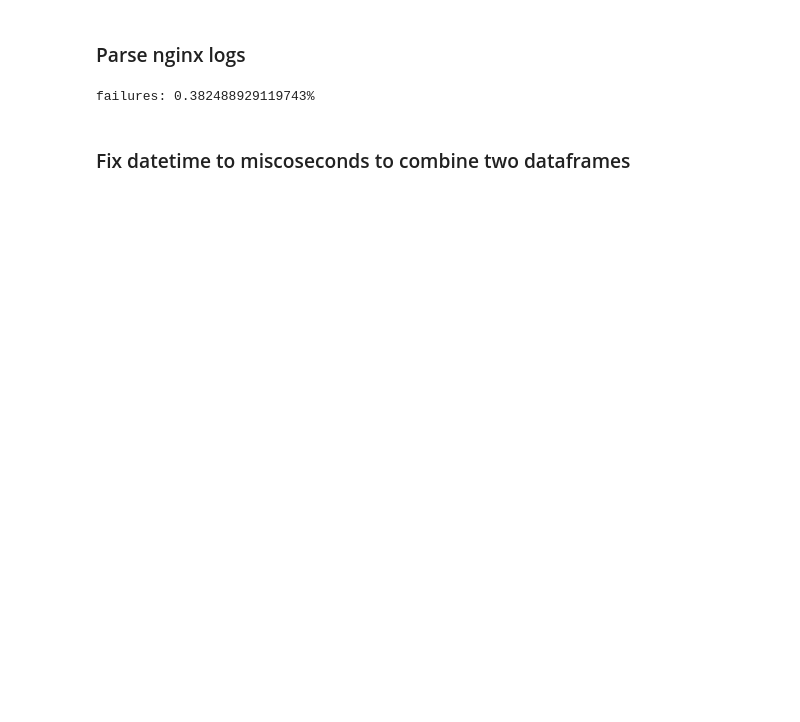
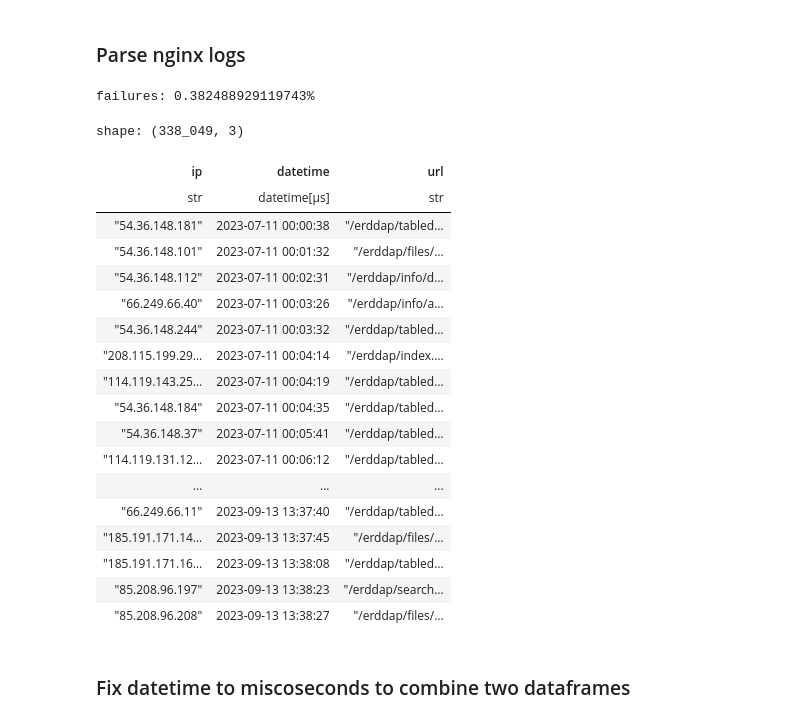
Before and after one commit to callumrollo/erddaplogs, a Jupyter notebook: weblogs-analysis.ipynb, the cells around one changed output. Saved outputs shown, nothing was run; the diff lists cells and outputs as text; code cells hidden in the pictures; blank space fills up the shorter version.

```diff
--- a/weblogs-analysis.ipynb
+++ b/weblogs-analysis.ipynb
@@ -66,33 +75,53 @@ for f in csvs:
     else:
         logfile = open(f)
     for l in logfile.readlines():
         data = re.search(lineformat, l)
         if data:
             datadict = data.groupdict()
             ip.append(datadict["ipaddress"])
             datetimestring.append(datadict["dateandtime"])
             url.append(datadict["url"])
             bytessent.append(datadict["bytessent"])
             referrer.append(datadict["refferer"])
             useragent.append(datadict["useragent"])
             status.append(datadict["statuscode"])
             method.append(data.group(6))
 
         else:
             fails+=1
     logfile.close()
 print(f"failures: {fails/len(ip) * 100 }%")
 
 df_pd = pd.DataFrame({"ip": ip, "datetimestring": datetimestring, "url": url})
 
 # convert timestamp to datetime
 df = pl.from_pandas(df_pd)
 df = df.with_columns(
     pl.col("datetimestring").str.strptime(pl.Datetime, format="%d/%b/%Y:%H:%M:%S +0000"))
 df = df.rename({"datetimestring": "datetime"})
 df_nginx = df.sort(by="datetime")
+df_nginx
 # %% [output]
 failures: 0.382488929119743%
+shape: (338_049, 3)
+| ip | datetime | url |
+| str | datetime[μs] | str |
+| "54.36.148.181" | 2023-07-11 00:00:38 | "/erddap/tabled… |
+| "54.36.148.101" | 2023-07-11 00:01:32 | "/erddap/files/… |
+| "54.36.148.112" | 2023-07-11 00:02:31 | "/erddap/info/d… |
+| "66.249.66.40" | 2023-07-11 00:03:26 | "/erddap/info/a… |
+| "54.36.148.244" | 2023-07-11 00:03:32 | "/erddap/tabled… |
+| "208.115.199.29… | 2023-07-11 00:04:14 | "/erddap/index.… |
+| "114.119.143.25… | 2023-07-11 00:04:19 | "/erddap/tabled… |
+| "54.36.148.184" | 2023-07-11 00:04:35 | "/erddap/tabled… |
+| "54.36.148.37" | 2023-07-11 00:05:41 | "/erddap/tabled… |
+| "114.119.131.12… | 2023-07-11 00:06:12 | "/erddap/tabled… |
+| ... | ... | ... |
+| "66.249.66.11" | 2023-09-13 13:37:40 | "/erddap/tabled… |
+| "185.191.171.14… | 2023-09-13 13:37:45 | "/erddap/files/… |
+| "185.191.171.16… | 2023-09-13 13:38:08 | "/erddap/tabled… |
+| "85.208.96.197" | 2023-09-13 13:38:23 | "/erddap/search… |
+| "85.208.96.208" | 2023-09-13 13:38:27 | "/erddap/files/… |
 # %% [markdown]
 ### Fix datetime to miscoseconds to combine two dataframes
 # %%
```
Also changed, not shown: parts of 10 cells of this notebook.
